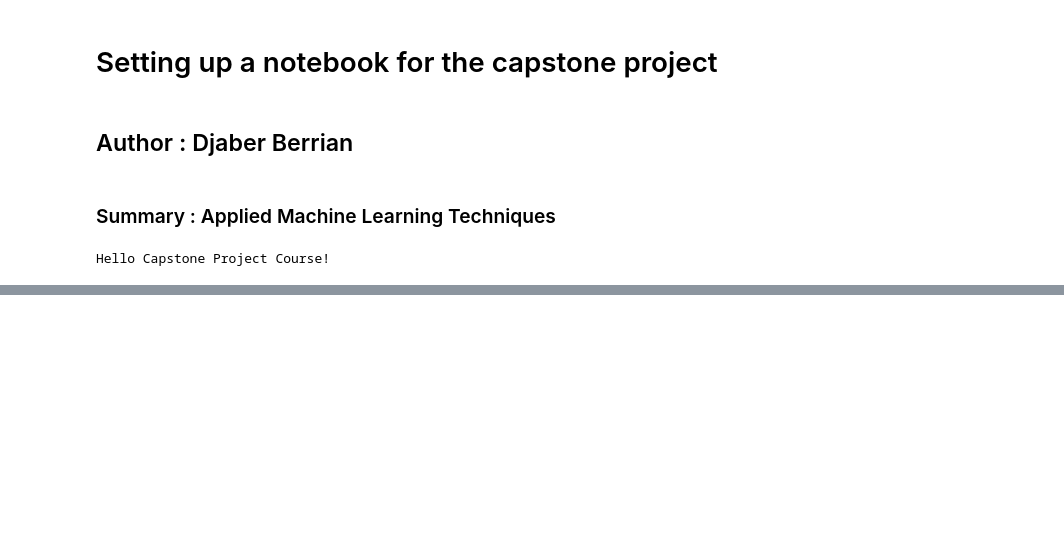
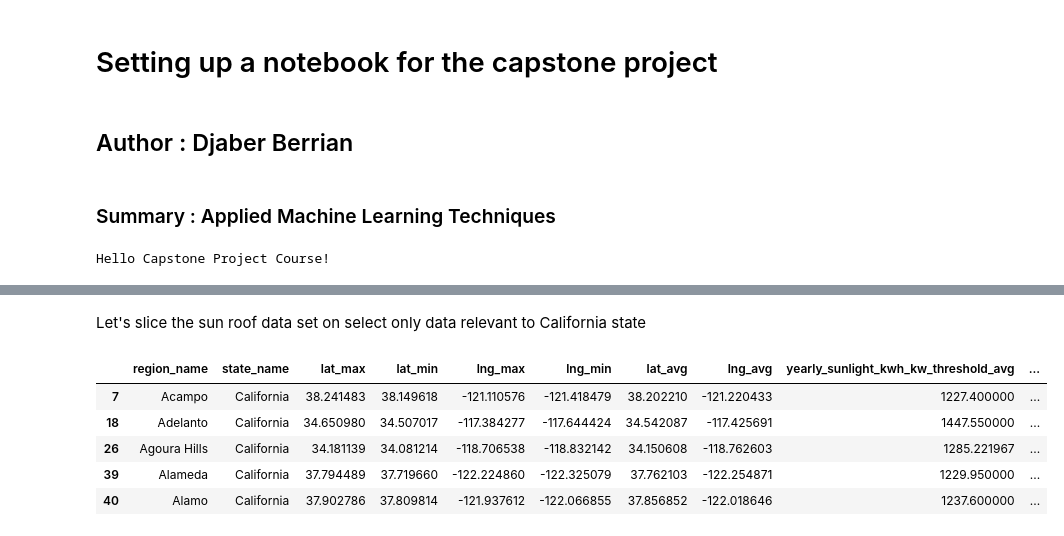
Before and after one commit to dberrian/capstone-project, a Jupyter notebook: Capstone_project_initiation.ipynb, the cells around one changed output, grey strips where cells are left out. Cells and saved outputs as stored; diff of their text form; code cells hidden in the pictures; blank space fills up the shorter version.

```diff
--- a/Capstone_project_initiation.ipynb
+++ b/Capstone_project_initiation.ipynb
@@ -19,0 +142,13 @@ Hello Capstone Project Course!
+# %% [markdown]
+Let's slice the sun roof data set on select only data relevant to California state
+# %%
+df_sun_roof_ca = df_sun_roof[df_sun_roof['state_name']=='California']
+# %%
+df_sun_roof_ca.head()
+# %% [output]
+|  | region_name | state_name | lat_max | lat_min | lng_max | lng_min | lat_avg | lng_avg | yearly_sunlight_kwh_kw_threshold_avg | ... |
+| 7 | Acampo | California | 38.241483 | 38.149618 | -121.110576 | -121.418479 | 38.202210 | -121.220433 | 1227.400000 | ... |
+| 18 | Adelanto | California | 34.650980 | 34.507017 | -117.384277 | -117.644424 | 34.542087 | -117.425691 | 1447.550000 | ... |
+| 26 | Agoura Hills | California | 34.181139 | 34.081214 | -118.706538 | -118.832142 | 34.150608 | -118.762603 | 1285.221967 | ... |
+| 39 | Alameda | California | 37.794489 | 37.719660 | -122.224860 | -122.325079 | 37.762103 | -122.254871 | 1229.950000 | ... |
+| 40 | Alamo | California | 37.902786 | 37.809814 | -121.937612 | -122.066855 | 37.856852 | -122.018646 | 1237.600000 | ... |
```
Also changed, not shown: parts of 26 cells of this notebook.
